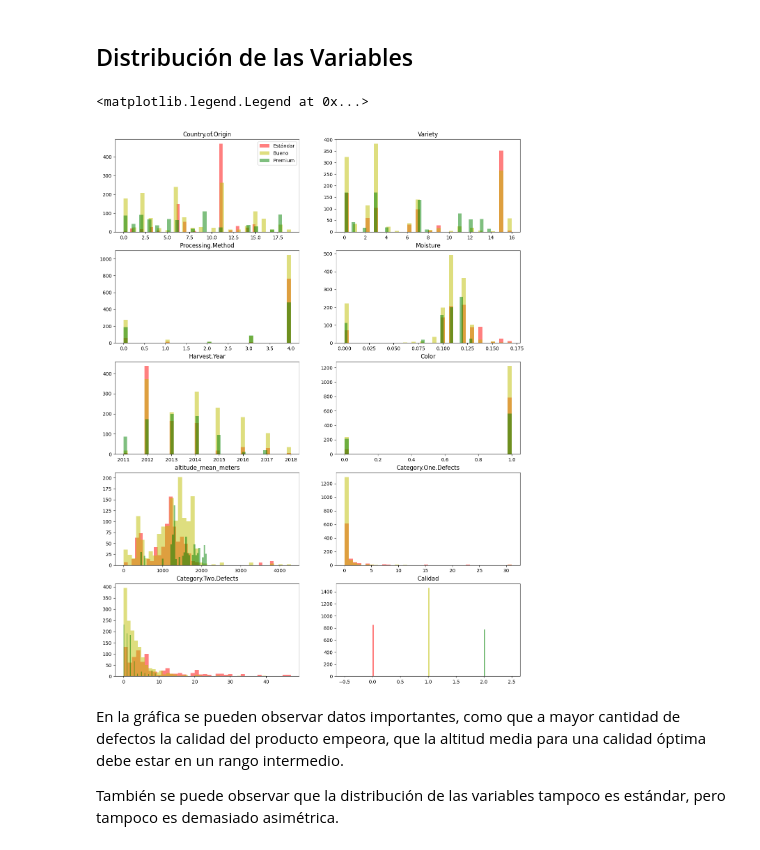
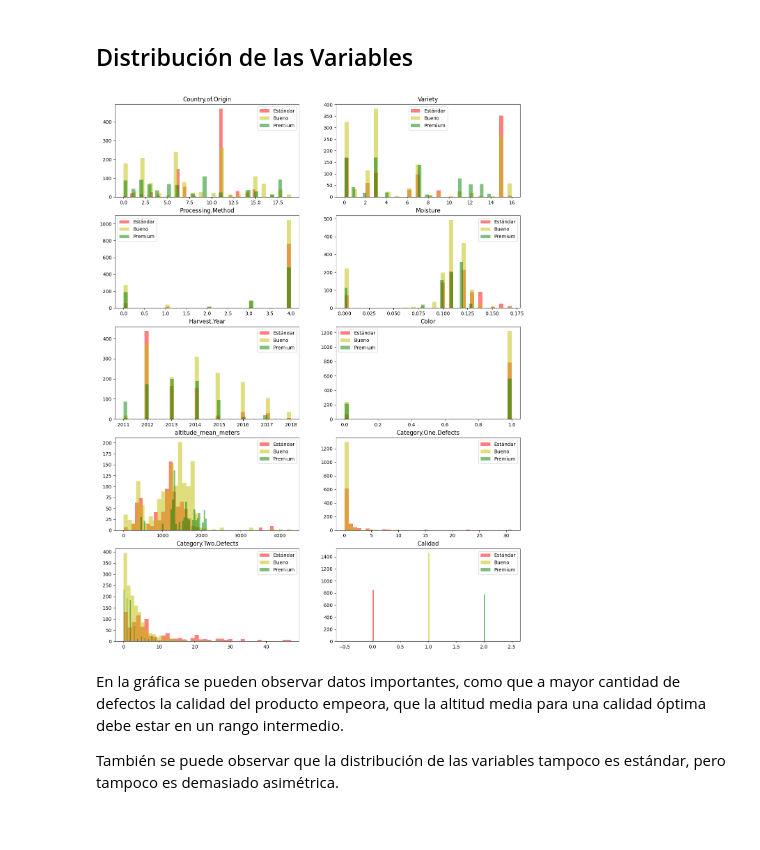
Before and after one commit to GiamoSalerno/Calidad_del_Cafe_ML, a Jupyter notebook: notebooks/01_EDA.ipynb, the cells around one changed output. Cells and saved outputs as stored; diff of their text form; code cells hidden in the pictures.

```diff
--- a/notebooks/01_EDA.ipynb
+++ b/notebooks/01_EDA.ipynb
@@ -186,22 +186,21 @@ plt.ylabel('Muestras');
 # %% [markdown]
 ## Distribución de las Variables
 # %%
+procesado = pd.read_csv('../data/processed/arabica_processed.csv')
 fig, axes = plt.subplots(5,2, figsize=(15,20))
 estandar = procesado[procesado['Calidad']==0]
 bueno = procesado[procesado['Calidad']==1]
 premium = procesado[procesado['Calidad']==2]
 
 axes = axes.ravel()
 for i in range(len(procesado.columns)):
     axes[i].hist(estandar.values[:,i], bins=40, color='r', alpha =0.5)
     axes[i].hist(bueno.values[:,i], bins=40, color='y', alpha =0.5)
     axes[i].hist(premium.values[:,i], bins=40, color='g', alpha =0.5)
     axes[i].set_title(procesado.columns[i])
-
-axes[0].legend(['Estándar', 'Bueno', 'Premium'])
+    axes[i].legend(['Estándar', 'Bueno', 'Premium'])
 # %% [output]
-<matplotlib.legend.Legend at 0x...>
-[figure, old version]
+[figure, new version]
 # %% [markdown]
 En la gráfica se pueden observar datos importantes, como que a mayor cantidad de defectos la calidad del producto empeora, que la altitud media para una calidad óptima debe estar en un rango intermedio.
 
```
Also changed, not shown: parts of 1 cell of this notebook, 2 other files.
